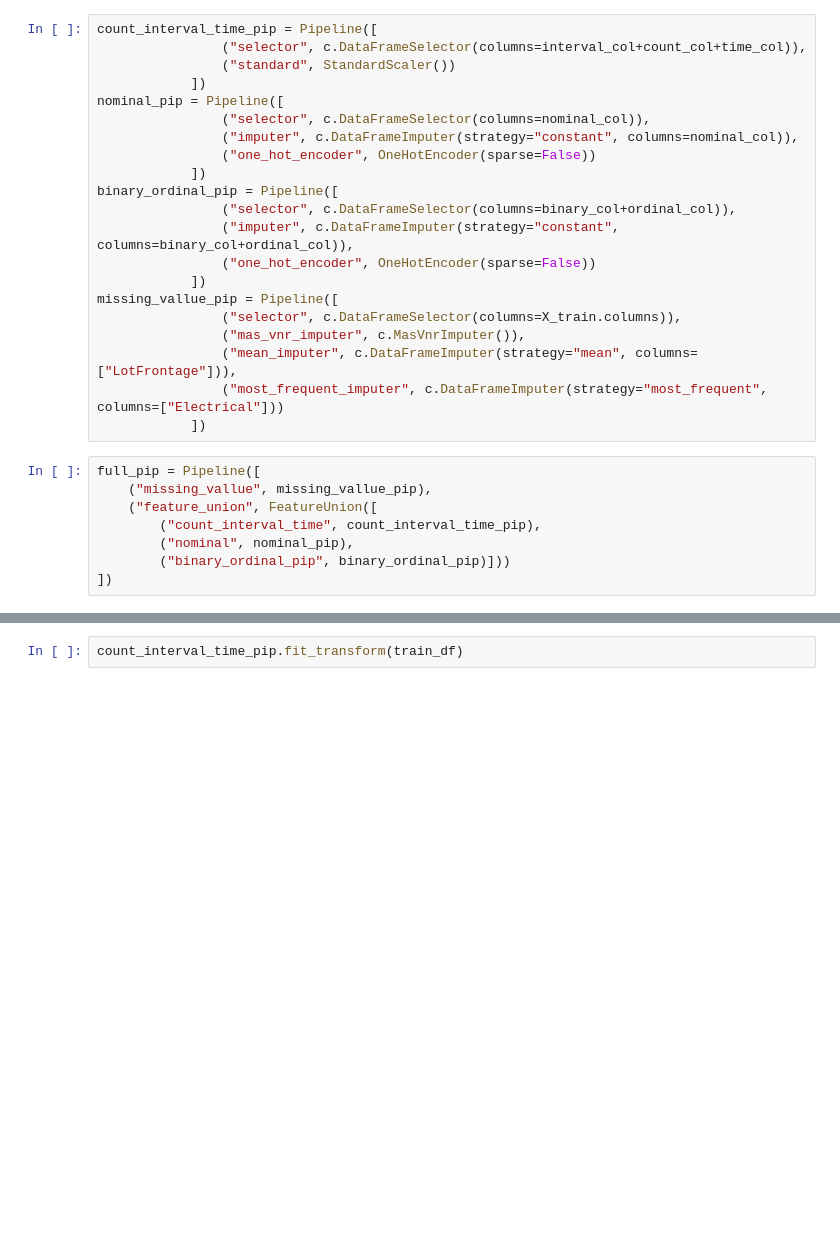
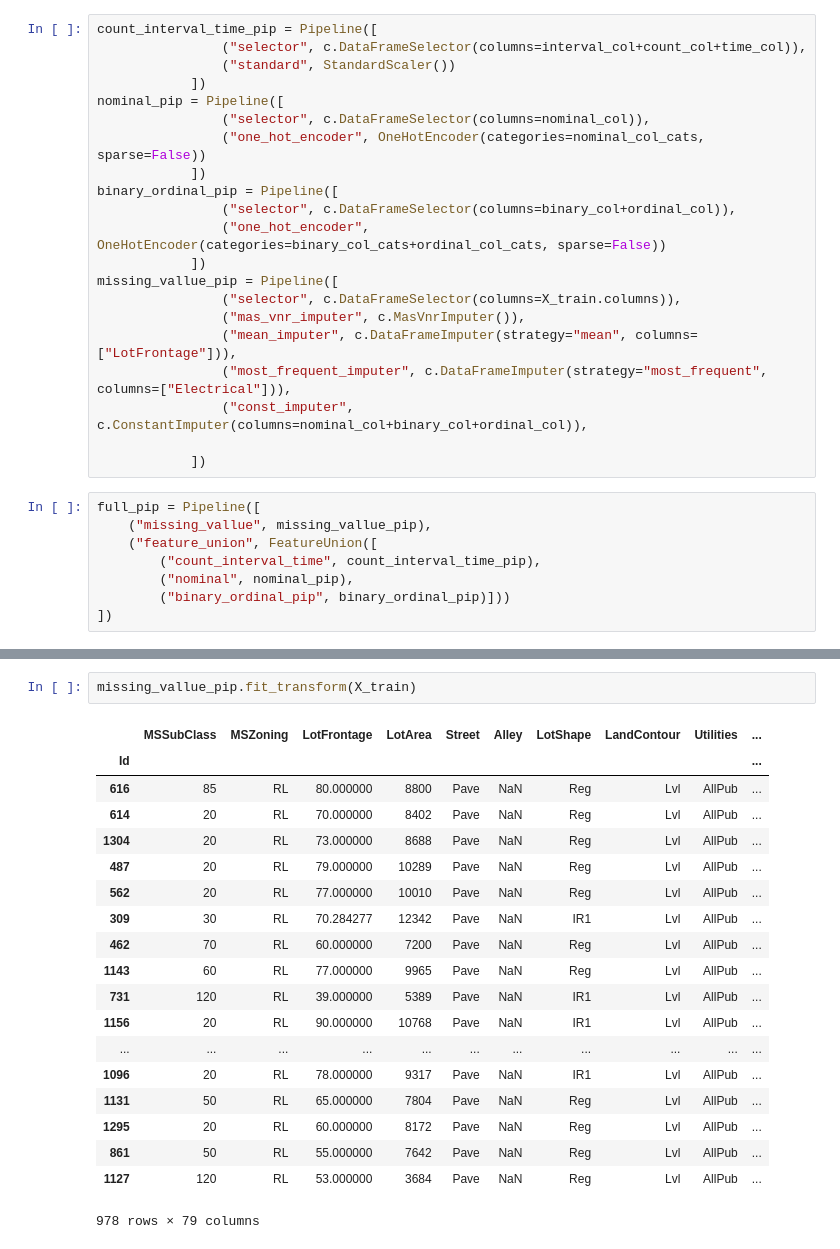
Before and after one commit to hp6/house-prices, a Jupyter notebook: HousePrices data research.ipynb, the cells around one changed output, grey strips where cells are left out. Cells and saved outputs as stored; diff of their text form; blank space fills up the shorter version.

```diff
--- a/HousePrices data research.ipynb
+++ b/HousePrices data research.ipynb
@@ -65,19 +60,19 @@ count_interval_time_pip = Pipeline([
             ])
 nominal_pip = Pipeline([
                 ("selector", c.DataFrameSelector(columns=nominal_col)),
-                ("imputer", c.DataFrameImputer(strategy="constant", columns=nominal_col)),
-                ("one_hot_encoder", OneHotEncoder(sparse=False))
+                ("one_hot_encoder", OneHotEncoder(categories=nominal_col_cats, sparse=False))
             ])
 binary_ordinal_pip = Pipeline([
                 ("selector", c.DataFrameSelector(columns=binary_col+ordinal_col)),
-                ("imputer", c.DataFrameImputer(strategy="constant", columns=binary_col+ordinal_col)),
-                ("one_hot_encoder", OneHotEncoder(sparse=False))
+                ("one_hot_encoder", OneHotEncoder(categories=binary_col_cats+ordinal_col_cats, sparse=False))
             ])
 missing_vallue_pip = Pipeline([
                 ("selector", c.DataFrameSelector(columns=X_train.columns)),
                 ("mas_vnr_imputer", c.MasVnrImputer()),
                 ("mean_imputer", c.DataFrameImputer(strategy="mean", columns=["LotFrontage"])),
-                ("most_frequent_imputer", c.DataFrameImputer(strategy="most_frequent", columns=["Electrical"]))
+                ("most_frequent_imputer", c.DataFrameImputer(strategy="most_frequent", columns=["Electrical"])),
+                ("const_imputer", c.ConstantImputer(columns=nominal_col+binary_col+ordinal_col)),
+
             ])
 # %%
 full_pip = Pipeline([
@@ -95,2 +90,22 @@ ValueError: Found unknown categories ['RRNn', 'PosA'] in column 6 during transfo
-# %%
-count_interval_time_pip.fit_transform(train_df)
+# %%
+missing_vallue_pip.fit_transform(X_train)
+# %% [output]
+|  | MSSubClass | MSZoning | LotFrontage | LotArea | Street | Alley | LotShape | LandContour | Utilities | ... |
+| Id |  |  |  |  |  |  |  |  |  | ... |
+| 616 | 85 | RL | 80.000000 | 8800 | Pave | NaN | Reg | Lvl | AllPub | ... |
+| 614 | 20 | RL | 70.000000 | 8402 | Pave | NaN | Reg | Lvl | AllPub | ... |
+| 1304 | 20 | RL | 73.000000 | 8688 | Pave | NaN | Reg | Lvl | AllPub | ... |
+| 487 | 20 | RL | 79.000000 | 10289 | Pave | NaN | Reg | Lvl | AllPub | ... |
+| 562 | 20 | RL | 77.000000 | 10010 | Pave | NaN | Reg | Lvl | AllPub | ... |
+| 309 | 30 | RL | 70.284277 | 12342 | Pave | NaN | IR1 | Lvl | AllPub | ... |
+| 462 | 70 | RL | 60.000000 | 7200 | Pave | NaN | Reg | Lvl | AllPub | ... |
+| 1143 | 60 | RL | 77.000000 | 9965 | Pave | NaN | Reg | Lvl | AllPub | ... |
+| 731 | 120 | RL | 39.000000 | 5389 | Pave | NaN | IR1 | Lvl | AllPub | ... |
+| 1156 | 20 | RL | 90.000000 | 10768 | Pave | NaN | IR1 | Lvl | AllPub | ... |
+| ... | ... | ... | ... | ... | ... | ... | ... | ... | ... | ... |
+| 1096 | 20 | RL | 78.000000 | 9317 | Pave | NaN | IR1 | Lvl | AllPub | ... |
+| 1131 | 50 | RL | 65.000000 | 7804 | Pave | NaN | Reg | Lvl | AllPub | ... |
+| 1295 | 20 | RL | 60.000000 | 8172 | Pave | NaN | Reg | Lvl | AllPub | ... |
+| 861 | 50 | RL | 55.000000 | 7642 | Pave | NaN | Reg | Lvl | AllPub | ... |
+| 1127 | 120 | RL | 53.000000 | 3684 | Pave | NaN | Reg | Lvl | AllPub | ... |
+978 rows × 79 columns
```
Also changed, not shown: parts of 6 cells of this notebook, 1 other file.
